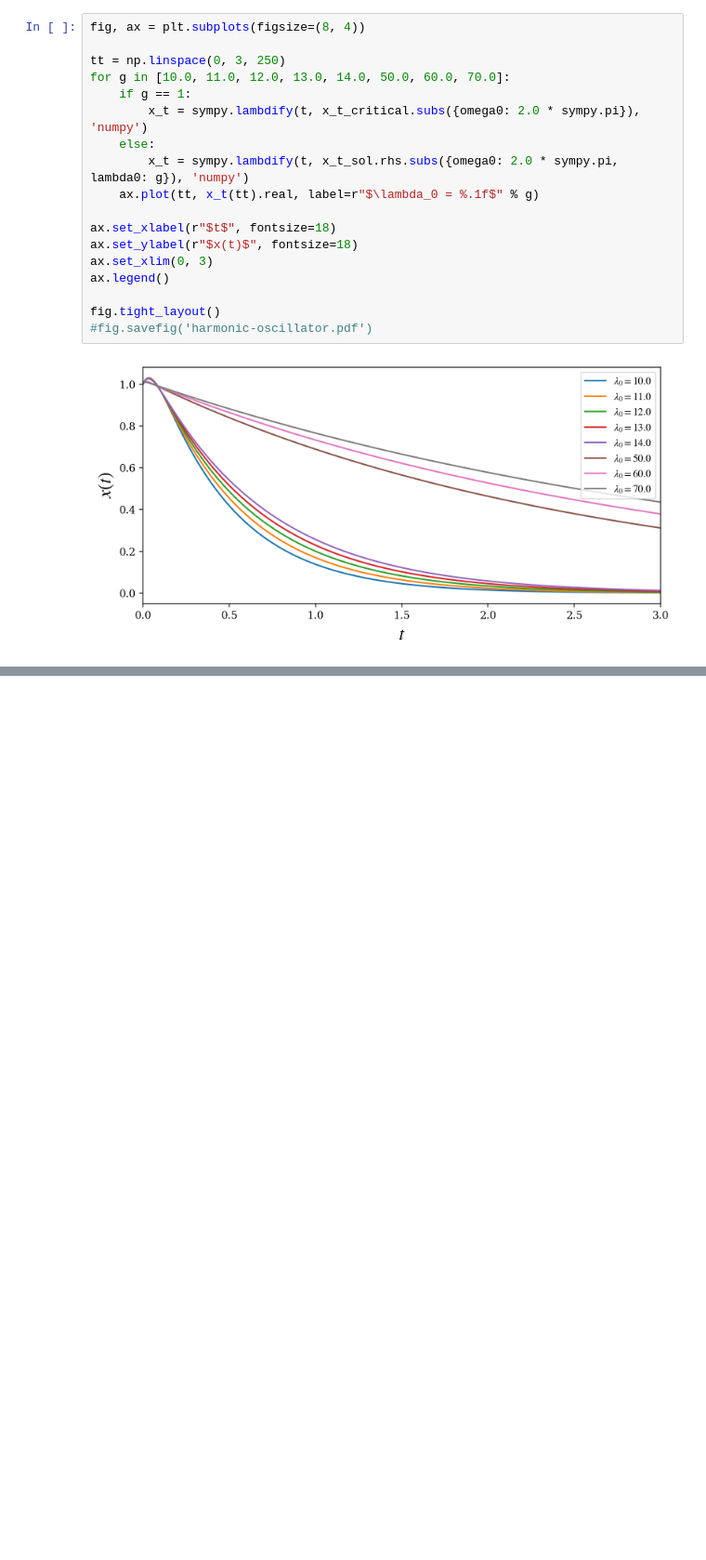
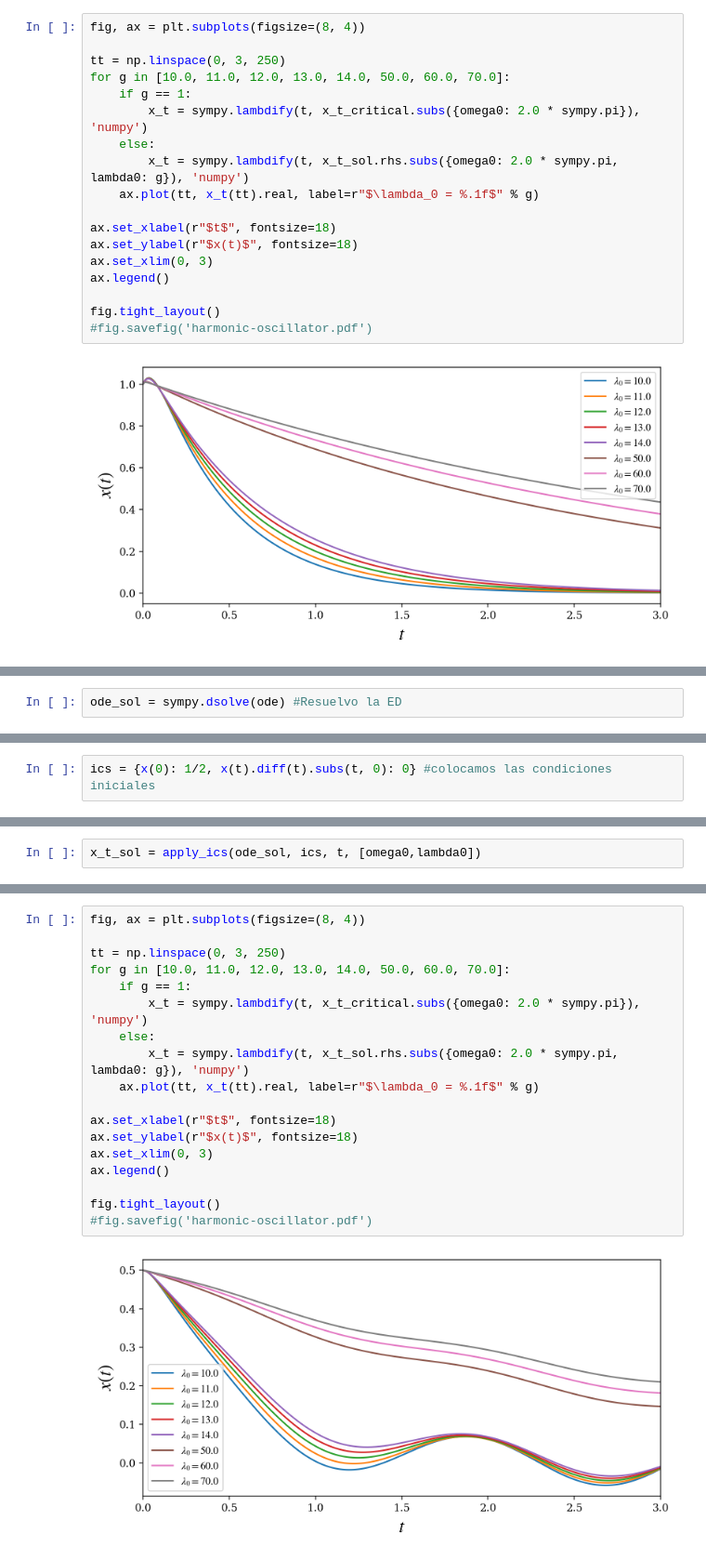
Before and after one commit to JaviMH24/Topicos-de-Ecuaciones-Diferenciales, a Jupyter notebook: EDO_Orden2.ipynb, the cells around one changed output, grey strips where cells are left out. Shown: that part at 93% size. Saved outputs shown, nothing was run; the diff lists cells and outputs as text; blank space fills up the shorter version.

```diff
--- a/EDO_Orden2.ipynb
+++ b/EDO_Orden2.ipynb
@@ -383,0 +419,2 @@ fig.tight_layout()
+# %%
+ode_sol = sympy.dsolve(ode) #Resuelvo la ED
@@ -383,0 +427,2 @@ fig.tight_layout()
+# %%
+ics = {x(0): 1/2, x(t).diff(t).subs(t, 0): 0} #colocamos las condiciones iniciales
@@ -383,0 +433,2 @@ fig.tight_layout()
+# %%
+x_t_sol = apply_ics(ode_sol, ics, t, [omega0,lambda0])
@@ -383,0 +439,20 @@ fig.tight_layout()
+# %%
+fig, ax = plt.subplots(figsize=(8, 4))
+
+tt = np.linspace(0, 3, 250)
+for g in [10.0, 11.0, 12.0, 13.0, 14.0, 50.0, 60.0, 70.0]:
+    if g == 1:
+        x_t = sympy.lambdify(t, x_t_critical.subs({omega0: 2.0 * sympy.pi}), 'numpy')
+    else:
+        x_t = sympy.lambdify(t, x_t_sol.rhs.subs({omega0: 2.0 * sympy.pi, lambda0: g}), 'numpy')
+    ax.plot(tt, x_t(tt).real, label=r"$\lambda_0 = %.1f$" % g)
+
+ax.set_xlabel(r"$t$", fontsize=18)
+ax.set_ylabel(r"$x(t)$", fontsize=18)
+ax.set_xlim(0, 3)
+ax.legend()
+
+fig.tight_layout()
+#fig.savefig('harmonic-oscillator.pdf')
+# %% [output]
+[figure, added]
```
Also changed, not shown: parts of 12 cells of this notebook, 1 other file.
